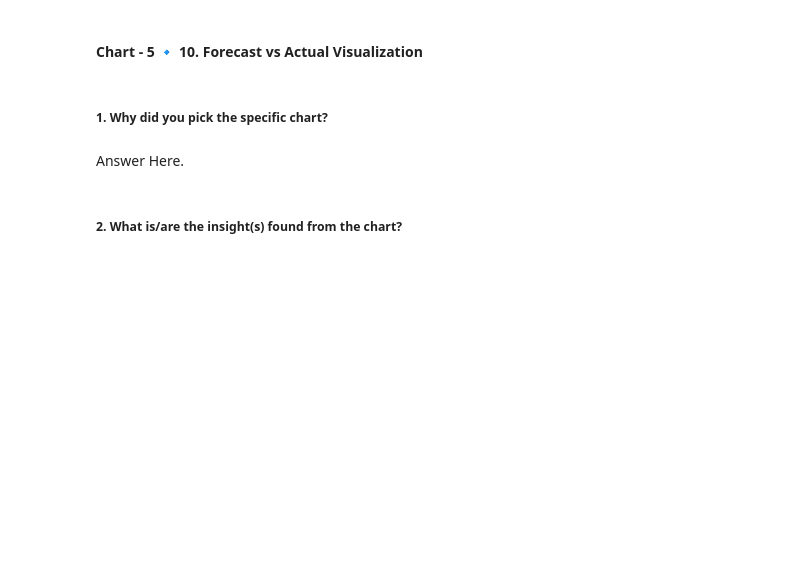
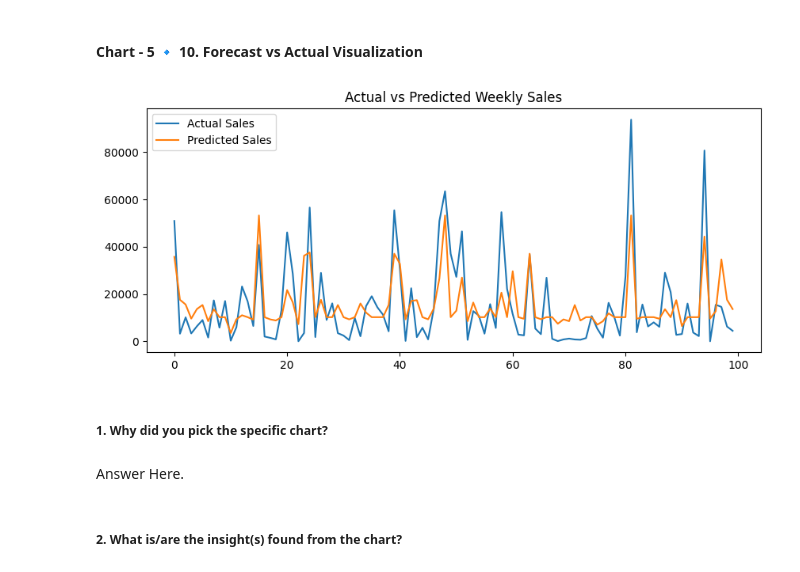
Before and after one commit to Nischay-verma/Specialization--Capstone-3--Integrated-Retail-Analytics-, a Jupyter notebook: Specialization_Capstone_Module_3_Integrated_Retail_Analytics.ipynb, the cells around one changed output. Drawn from its saved outputs; the diff is of its cells as text; code cells hidden in the pictures; blank space fills up the shorter version.

```diff
--- a/Specialization_Capstone_Module_3_Integrated_Retail_Analytics.ipynb
+++ b/Specialization_Capstone_Module_3_Integrated_Retail_Analytics.ipynb
@@ -373,10 +551,12 @@ mean_absolute_error(y_test, preds)
 # %%
 plt.figure(figsize=(10,4))
 plt.plot(y_test.values[:100], label='Actual Sales')
-plt.plot(preds[:100], label='Predicted Sales')
+plt.plot(preds_gbr[:100], label='Predicted Sales')
 plt.legend()
 plt.title("Actual vs Predicted Weekly Sales")
 plt.show()
+# %% [output]
+[figure, added]
 # %% [markdown]
 ##### 1. Why did you pick the specific chart?
 # %% [markdown]
```
Also changed, not shown: parts of 24 cells of this notebook.
